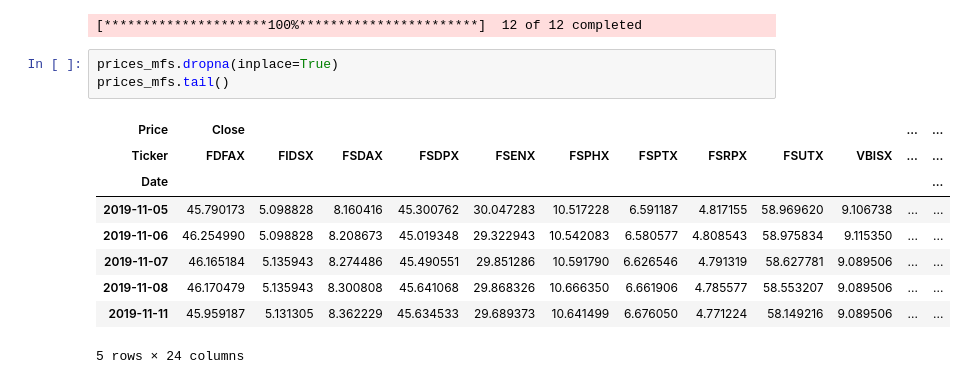
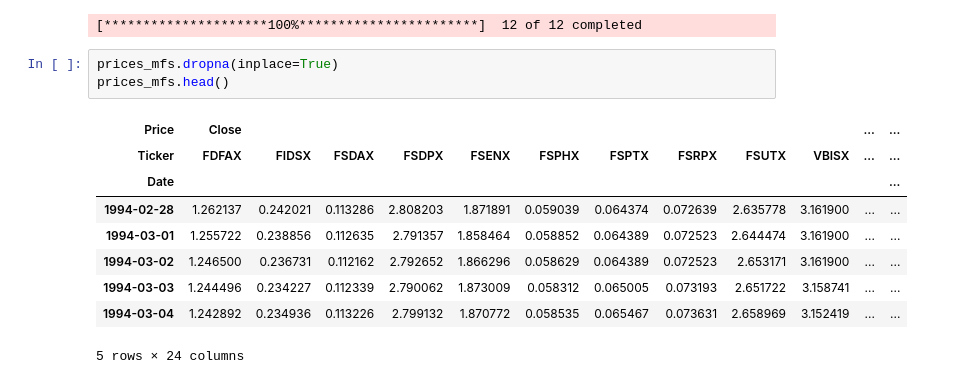
Before and after one commit to tmacpherson6/investment_advisor_dashboard_capstone, a Jupyter notebook: Tom's Notebook 3 - yfinance web scrapping notebook.ipynb, the cells around one changed output. Cells and saved outputs as stored; diff of their text form.

```diff
--- a/Tom's Notebook 3 - yfinance web scrapping notebook.ipynb
+++ b/Tom's Notebook 3 - yfinance web scrapping notebook.ipynb
@@ -69,14 +81,14 @@ prices_mfs = yf.download(sector_mfs, period='max', auto_adjust=True)[['Close','V
 [*********************100%***********************]  12 of 12 completed
 # %%
 prices_mfs.dropna(inplace=True)
-prices_mfs.tail()
+prices_mfs.head()
 # %% [output]
 | Price | Close |  |  |  |  |  |  |  |  |  | ... | ... |
 | Ticker | FDFAX | FIDSX | FSDAX | FSDPX | FSENX | FSPHX | FSPTX | FSRPX | FSUTX | VBISX | ... | ... |
 | Date |  |  |  |  |  |  |  |  |  |  |  | ... |
-| 2019-11-05 | 45.790173 | 5.098828 | 8.160416 | 45.300762 | 30.047283 | 10.517228 | 6.591187 | 4.817155 | 58.969620 | 9.106738 | ... | ... |
-| 2019-11-06 | 46.254990 | 5.098828 | 8.208673 | 45.019348 | 29.322943 | 10.542083 | 6.580577 | 4.808543 | 58.975834 | 9.115350 | ... | ... |
-| 2019-11-07 | 46.165184 | 5.135943 | 8.274486 | 45.490551 | 29.851286 | 10.591790 | 6.626546 | 4.791319 | 58.627781 | 9.089506 | ... | ... |
-| 2019-11-08 | 46.170479 | 5.135943 | 8.300808 | 45.641068 | 29.868326 | 10.666350 | 6.661906 | 4.785577 | 58.553207 | 9.089506 | ... | ... |
-| 2019-11-11 | 45.959187 | 5.131305 | 8.362229 | 45.634533 | 29.689373 | 10.641499 | 6.676050 | 4.771224 | 58.149216 | 9.089506 | ... | ... |
+| 1994-02-28 | 1.262137 | 0.242021 | 0.113286 | 2.808203 | 1.871891 | 0.059039 | 0.064374 | 0.072639 | 2.635778 | 3.161900 | ... | ... |
+| 1994-03-01 | 1.255722 | 0.238856 | 0.112635 | 2.791357 | 1.858464 | 0.058852 | 0.064389 | 0.072523 | 2.644474 | 3.161900 | ... | ... |
+| 1994-03-02 | 1.246500 | 0.236731 | 0.112162 | 2.792652 | 1.866296 | 0.058629 | 0.064389 | 0.072523 | 2.653171 | 3.161900 | ... | ... |
+| 1994-03-03 | 1.244496 | 0.234227 | 0.112339 | 2.790062 | 1.873009 | 0.058312 | 0.065005 | 0.073193 | 2.651722 | 3.158741 | ... | ... |
+| 1994-03-04 | 1.242892 | 0.234936 | 0.113226 | 2.799132 | 1.870772 | 0.058535 | 0.065467 | 0.073631 | 2.658969 | 3.152419 | ... | ... |
 5 rows × 24 columns
```
Also changed, not shown: parts of 3 cells of this notebook.
